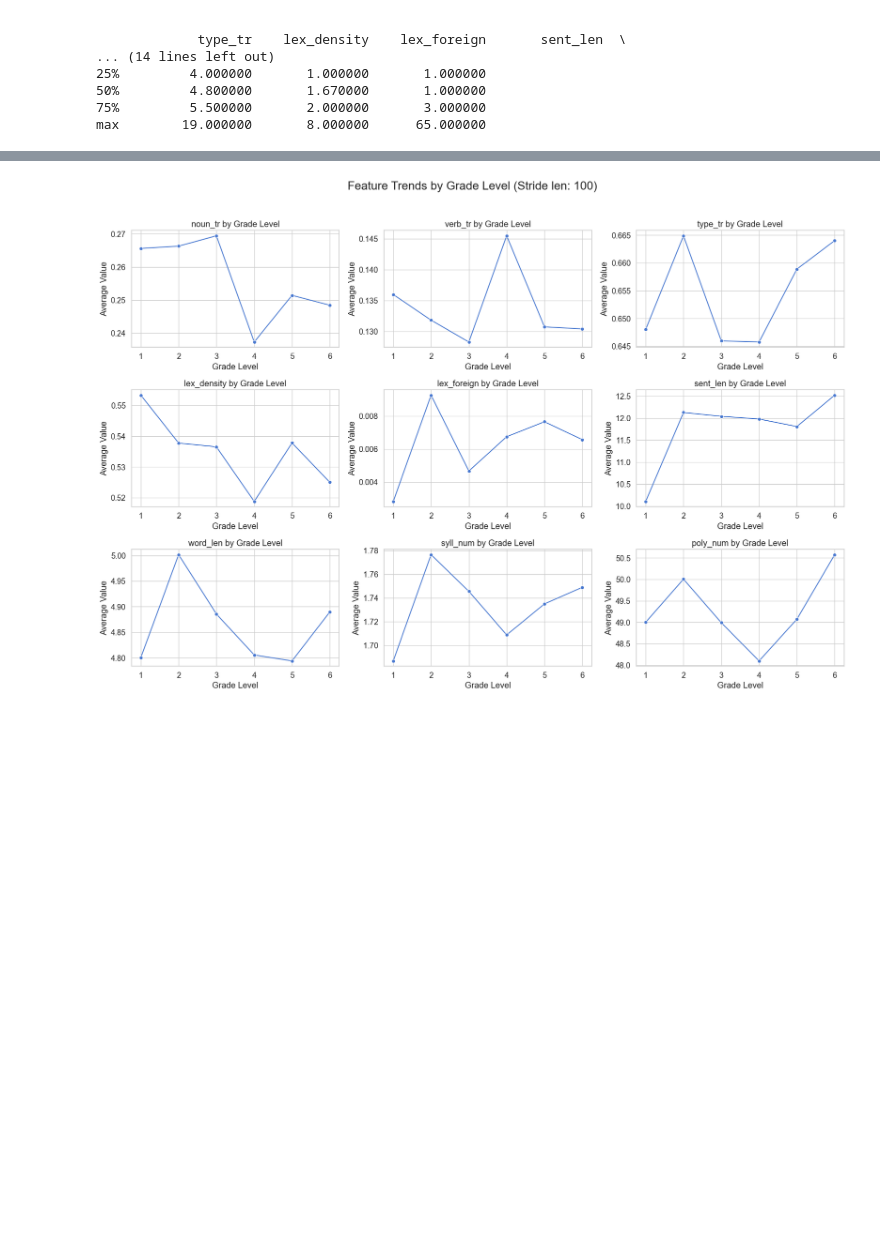
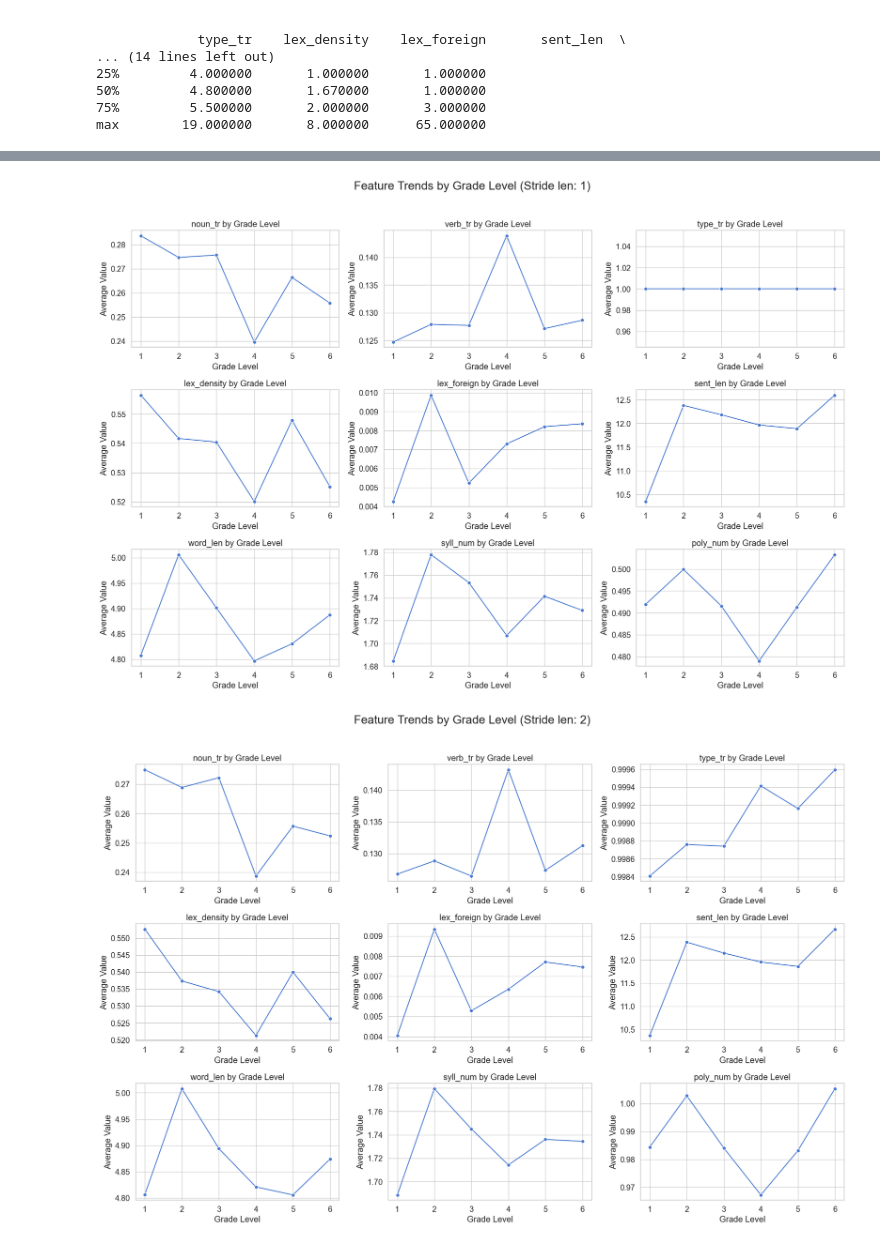
Before and after one commit to Lothany/readability_thesis, a Jupyter notebook: models/analysis.ipynb, the cells around one changed output, grey strips where cells are left out. Drawn from its saved outputs; the diff is of its cells as text; code cells hidden in the pictures; blank space fills up the shorter version.

Commit message:
generated graphs per stride

```diff
--- a/models/analysis.ipynb
+++ b/models/analysis.ipynb
@@ -166,37 +173,37 @@ Grade level counts after undersampling:
-# %%
-# df_filtered = df_undersampled[df_undersampled['stride_len'] > 3 & (df_undersampled['stride_len'] < 100)]
-df_filtered = df_undersampled[df_undersampled['stride_len'] == 100]
 # %%
-database = df_filtered
-database_name = "Stride len: 100"
+stride = [1, 2, 3, 100]
+for s in stride:
+    df_filtered = df_undersampled[df_undersampled['stride_len'] == s]
+    database_name = f"Stride len: {s}"
 
-feature_cols = [
-    "noun_tr", "verb_tr", "type_tr", "lex_density", "lex_foreign",
-    "sent_len", "word_len", "syll_num", "poly_num"
-]
+    feature_cols = [
+        "noun_tr", "verb_tr", "type_tr", "lex_density", "lex_foreign",
+        "sent_len", "word_len", "syll_num", "poly_num"
+    ]
 
-# Group by grade_level and compute average feature values
-grouped = database.groupby("grade_level")[feature_cols].mean()
+    # Group by grade_level and compute average feature values
+    grouped = df_filtered.groupby("grade_level")[feature_cols].mean()
 
-# Plot setup
-sns.set(style="whitegrid", palette="muted", font_scale=1.2)
-fig, axes = plt.subplots(nrows=3, ncols=3, figsize=(18, 12))
-axes = axes.flatten()
+    # Plot setup
+    sns.set(style="whitegrid", palette="muted", font_scale=1.2)
+    fig, axes = plt.subplots(nrows=3, ncols=3, figsize=(18, 12))
+    axes = axes.flatten()
 
-# Plot each feature
-for i, feature in enumerate(grouped.columns):
-    sns.lineplot(
-        x=grouped.index.astype(str),
-        y=grouped[feature],
-        marker='o',
-        ax=axes[i]
-    )
-    axes[i].set_title(f"{feature} by Grade Level")
-    axes[i].set_xlabel("Grade Level")
-    axes[i].set_ylabel("Average Value")
+    # Plot each feature
+    for i, feature in enumerate(grouped.columns):
+        sns.lineplot(
+            x=grouped.index.astype(str),
+            y=grouped[feature],
+            marker='o',
+            ax=axes[i]
+        )
+        axes[i].set_title(f"{feature} by Grade Level")
+        axes[i].set_xlabel("Grade Level")
+        axes[i].set_ylabel("Average Value")
 
-plt.suptitle(f"Feature Trends by Grade Level ({database_name})", y=1.02, fontsize=20)
-plt.tight_layout()
-plt.show()
+    plt.suptitle(f"Feature Trends by Grade Level ({database_name})", y=1.02, fontsize=20)
+    plt.tight_layout()
+    plt.show()
 # %% [output]
-[figure, old version]
+[figure, new version]
+[figure, added]
```
Also changed, not shown: parts of 7 cells of this notebook.
